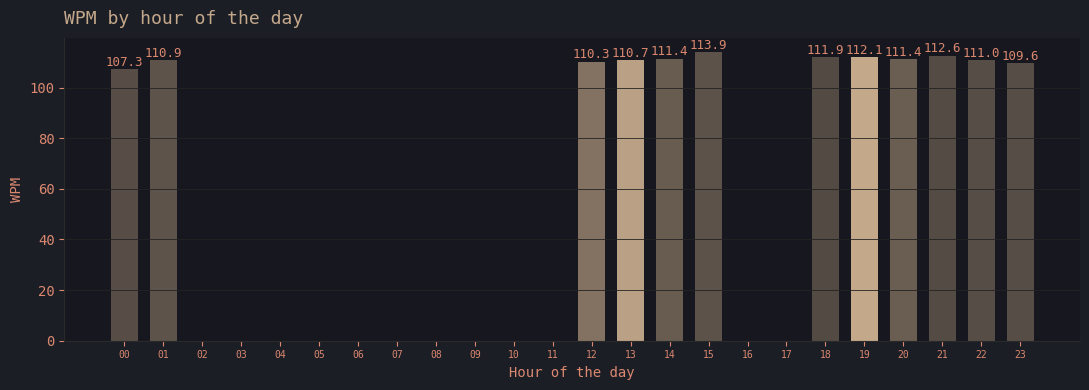
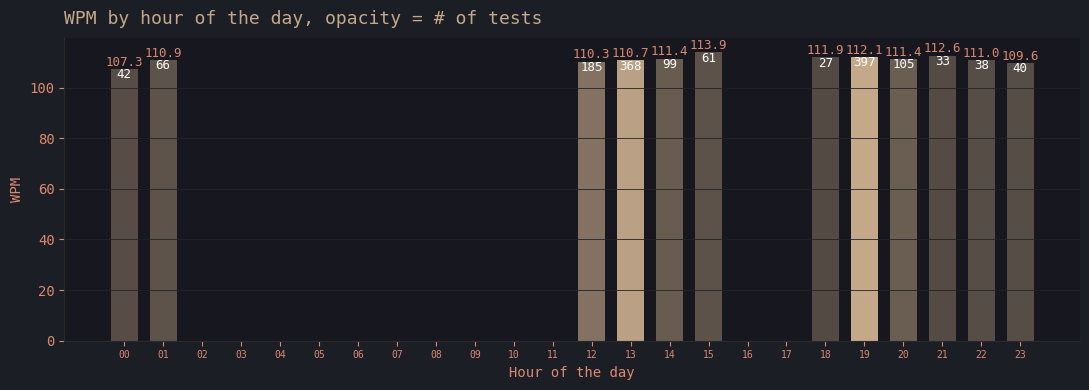
Unified diff of the notebook cell whose output changed from the first chart to the second:
--- before
+++ after
@@ -7,10 +7,10 @@
 bars = ax.bar(hourly.index, hourly['mean'], color=MCOLOR, width=0.7, alpha=0.8)
 
-# Bar shading
+# Bar shading, transparent = less tests
 max_c = hourly['count'].max()
 for bar, cnt in zip(bars, hourly['count']):
   bar.set_alpha(0.3 + 0.7 * cnt / max_c)
 
-title(ax, 'WPM by hour of the day, opacity')
+title(ax, 'WPM by hour of the day, opacity = # of tests')
 ax.set_xlabel('Hour of the day')
 ax.set_ylabel('WPM')
@@ -18,7 +18,14 @@
 ax.set_xticklabels([f'{h:02d}' for h in range(24)], fontsize = 7)
 
+# This adds a label on top of each bar that displays the avg wpm
 for bar in bars:
   yval = bar.get_height()
   ax.text(bar.get_x() + bar.get_width()/2, yval + 0.1, f'{yval:.1f}', ha='center', va='bottom', color=SCOLOR, fontsize=9)
+
+# This adds a label near the top of each bar, below the previous label, that shows the number of tests
+for h, row in hourly.iterrows():
+  if row['count'] > 0:
+    ax.text(h, row['mean'] + 0.3, str(int(row['count'])), ha='center', va='top', color=WHITE, fontsize=9)
+
 plt.tight_layout()
 plt.show()

Commit: added data labels to "performance by hour" cell